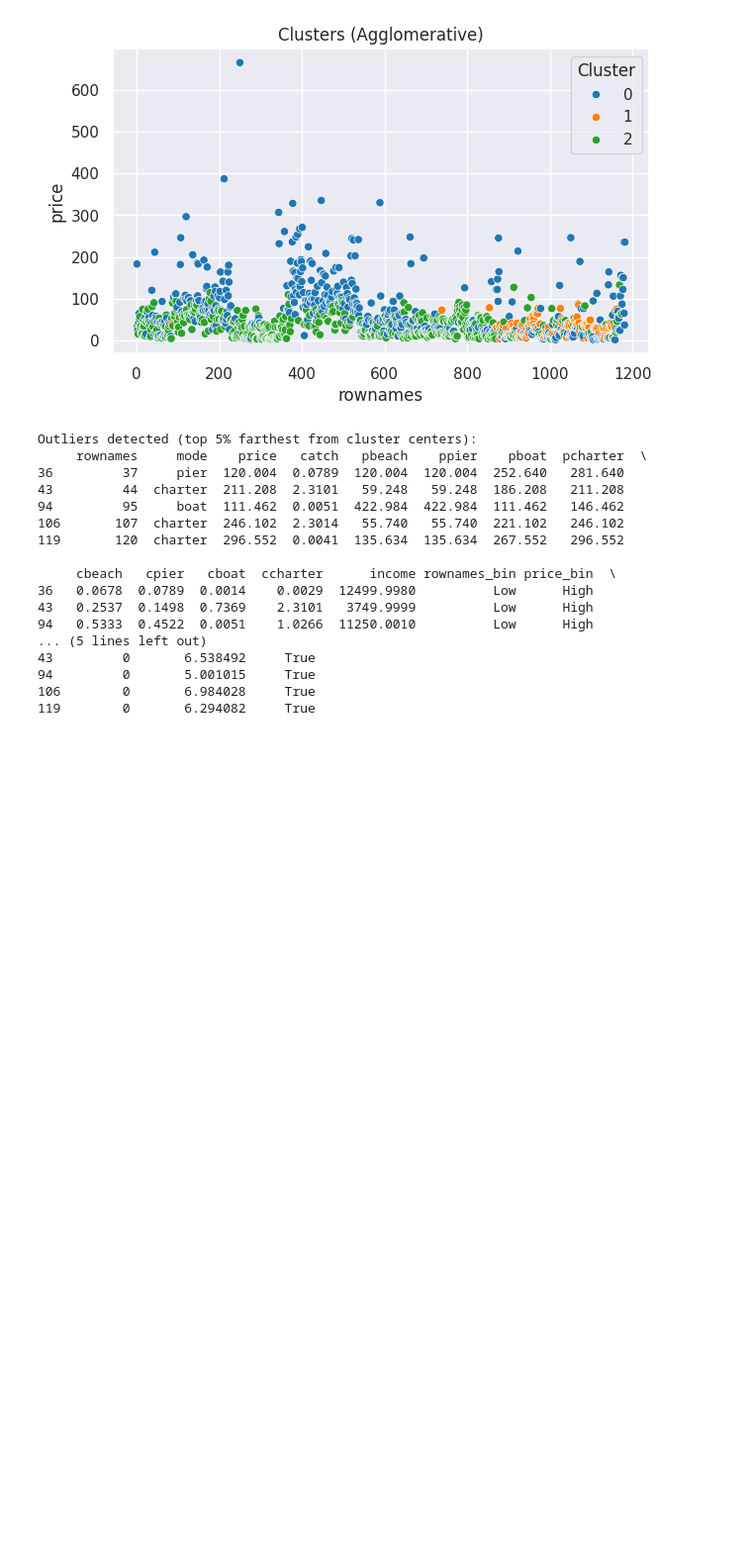
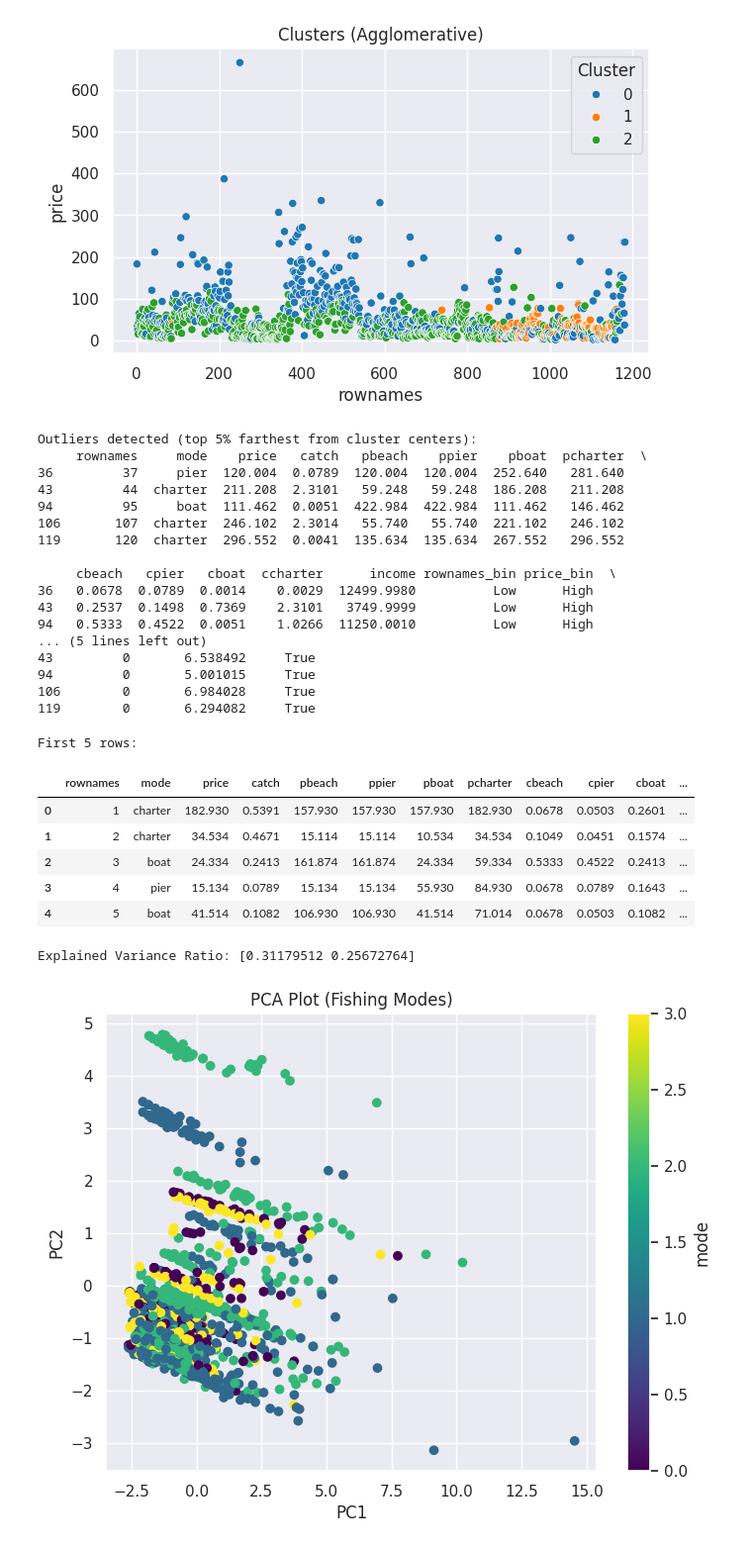
Before and after one commit to SrijanAthghara/EDA_Project_C2, a Jupyter notebook: 22BDS0095.ipynb, the cells around one changed output. Shown at 99% size. Drawn from its saved outputs; the diff is of its cells as text; code cells hidden in the pictures; blank space fills up the shorter version.

```diff
--- a/22BDS0095.ipynb
+++ b/22BDS0095.ipynb
@@ -469,3 +474,65 @@ Outliers detected (top 5% farthest from cluster centers):
 94         0       5.001015     True
 106        0       6.984028     True
 119        0       6.294082     True
+# %%
+# 15 Dimension Reduction using PCA
+
+from sklearn.preprocessing import LabelEncoder, StandardScaler
+from sklearn.model_selection import train_test_split
+from sklearn.decomposition import PCA
+from sklearn.ensemble import RandomForestClassifier
+from sklearn.metrics import accuracy_score, classification_report, confusion_matrix
+import matplotlib.pyplot as plt
+import seaborn as sns
+
+# Load dataset
+url = "https://raw.githubusercontent.com/salemprakash/EDA/main/Data/Fishing.csv"
+df = pd.read_csv(url)
+
+# Show first rows
+print("First 5 rows:")
+display(df.head())
+
+#cleaning for performing PCA
+
+if 'rownames' in df.columns:
+    df.drop(columns=['rownames'], inplace=True)
+
+le = LabelEncoder()
+df['mode'] = le.fit_transform(df['mode'])
+
+# Select numeric features
+numeric_features = df.select_dtypes(include=['float64', 'int64']).columns.tolist()
+numeric_features.remove('mode')
+
+X = df[numeric_features]
+y = df['mode']
+
+# Scaling
+scaler = StandardScaler()
+X_scaled = scaler.fit_transform(X)
+
+#  PCA
+pca = PCA(n_components=2)
+X_pca = pca.fit_transform(X_scaled)
+
+print("\nExplained Variance Ratio:", pca.explained_variance_ratio_)
+
+# PCA Visualization
+plt.figure(figsize=(8,6))
+scatter = plt.scatter(X_pca[:,0], X_pca[:,1], c=y, cmap="viridis")
+plt.xlabel("PC1")
+plt.ylabel("PC2")
+plt.title("PCA Plot (Fishing Modes)")
+plt.colorbar(scatter, label="mode")
+plt.show()
+# %% [output]
+First 5 rows:
+|  | rownames | mode | price | catch | pbeach | ppier | pboat | pcharter | cbeach | cpier | cboat | ... |
+| 0 | 1 | charter | 182.930 | 0.5391 | 157.930 | 157.930 | 157.930 | 182.930 | 0.0678 | 0.0503 | 0.2601 | ... |
+| 1 | 2 | charter | 34.534 | 0.4671 | 15.114 | 15.114 | 10.534 | 34.534 | 0.1049 | 0.0451 | 0.1574 | ... |
+| 2 | 3 | boat | 24.334 | 0.2413 | 161.874 | 161.874 | 24.334 | 59.334 | 0.5333 | 0.4522 | 0.2413 | ... |
+| 3 | 4 | pier | 15.134 | 0.0789 | 15.134 | 15.134 | 55.930 | 84.930 | 0.0678 | 0.0789 | 0.1643 | ... |
+| 4 | 5 | boat | 41.514 | 0.1082 | 106.930 | 106.930 | 41.514 | 71.014 | 0.0678 | 0.0503 | 0.1082 | ... |
+Explained Variance Ratio: [0.31179512 0.25672764]
+[figure, added]
```
Also changed, not shown: parts of 5 cells of this notebook.
